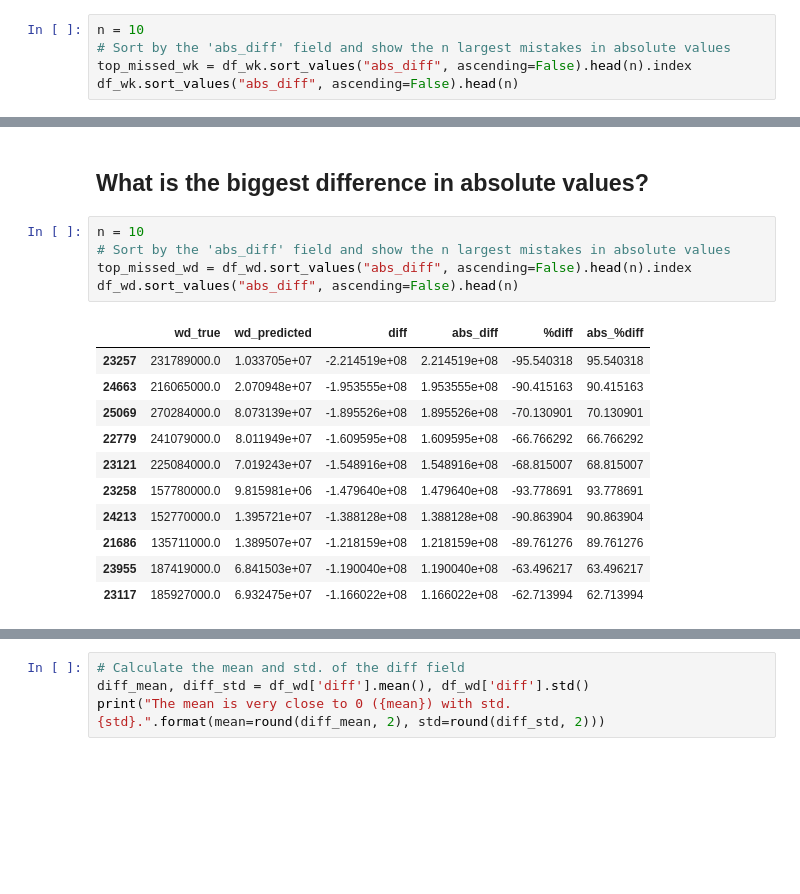
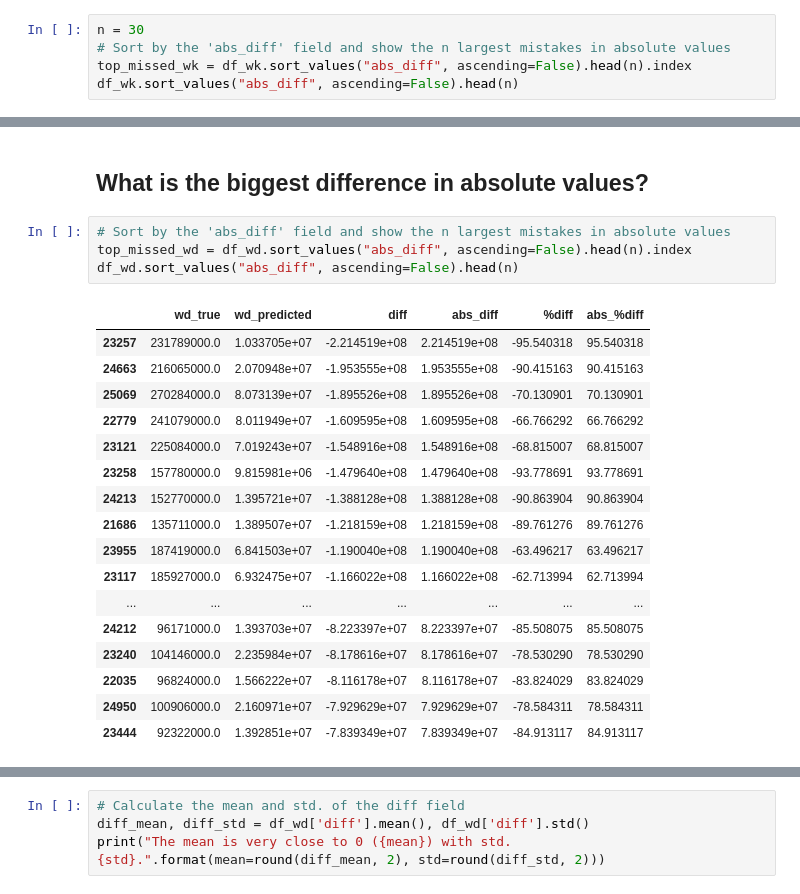
Before and after one commit to Seungmi122/bigcon2020_sales_forecasting, a Jupyter notebook: eda/residual_analysis.ipynb, the cells around one changed output, grey strips where cells are left out. Drawn from its saved outputs; the diff is of its cells as text; blank space fills up the shorter version.

```diff
--- a/eda/residual_analysis.ipynb
+++ b/eda/residual_analysis.ipynb
@@ -111,7 +111,7 @@ Text(0, 0.5, 'Diff')
 # %% [markdown]
 ## What is the biggest difference in absolute values?
 # %%
-n = 10
+n = 30
 # Sort by the 'abs_diff' field and show the n largest mistakes in absolute values
 top_missed_wk = df_wk.sort_values("abs_diff", ascending=False).head(n).index
 df_wk.sort_values("abs_diff", ascending=False).head(n)
@@ -237,22 +304,27 @@ Text(0, 0.5, 'Diff')
 # %% [markdown]
 ## What is the biggest difference in absolute values?
 # %%
-n = 10
 # Sort by the 'abs_diff' field and show the n largest mistakes in absolute values
 top_missed_wd = df_wd.sort_values("abs_diff", ascending=False).head(n).index
 df_wd.sort_values("abs_diff", ascending=False).head(n)
 # %% [output]
 |  | wd_true | wd_predicted | diff | abs_diff | %diff | abs_%diff |
 | 23257 | 231789000.0 | 1.033705e+07 | -2.214519e+08 | 2.214519e+08 | -95.540318 | 95.540318 |
 | 24663 | 216065000.0 | 2.070948e+07 | -1.953555e+08 | 1.953555e+08 | -90.415163 | 90.415163 |
 | 25069 | 270284000.0 | 8.073139e+07 | -1.895526e+08 | 1.895526e+08 | -70.130901 | 70.130901 |
 | 22779 | 241079000.0 | 8.011949e+07 | -1.609595e+08 | 1.609595e+08 | -66.766292 | 66.766292 |
 | 23121 | 225084000.0 | 7.019243e+07 | -1.548916e+08 | 1.548916e+08 | -68.815007 | 68.815007 |
 | 23258 | 157780000.0 | 9.815981e+06 | -1.479640e+08 | 1.479640e+08 | -93.778691 | 93.778691 |
 | 24213 | 152770000.0 | 1.395721e+07 | -1.388128e+08 | 1.388128e+08 | -90.863904 | 90.863904 |
 | 21686 | 135711000.0 | 1.389507e+07 | -1.218159e+08 | 1.218159e+08 | -89.761276 | 89.761276 |
 | 23955 | 187419000.0 | 6.841503e+07 | -1.190040e+08 | 1.190040e+08 | -63.496217 | 63.496217 |
 | 23117 | 185927000.0 | 6.932475e+07 | -1.166022e+08 | 1.166022e+08 | -62.713994 | 62.713994 |
+| ... | ... | ... | ... | ... | ... | ... |
+| 24212 | 96171000.0 | 1.393703e+07 | -8.223397e+07 | 8.223397e+07 | -85.508075 | 85.508075 |
+| 23240 | 104146000.0 | 2.235984e+07 | -8.178616e+07 | 8.178616e+07 | -78.530290 | 78.530290 |
+| 22035 | 96824000.0 | 1.566222e+07 | -8.116178e+07 | 8.116178e+07 | -83.824029 | 83.824029 |
+| 24950 | 100906000.0 | 2.160971e+07 | -7.929629e+07 | 7.929629e+07 | -78.584311 | 78.584311 |
+| 23444 | 92322000.0 | 1.392851e+07 | -7.839349e+07 | 7.839349e+07 | -84.913117 | 84.913117 |
 # %%
 pd.concat([df_wd_lag.loc[top_missed_wd,['방송일시','마더코드','상품코드','상품명','판매단가','취급액']],
            df_wd.sort_values("abs_diff", ascending=False).head(n)[['wd_predicted', 'diff', '%diff']]], axis = 1)
```
Also changed, not shown: parts of 21 cells of this notebook.
